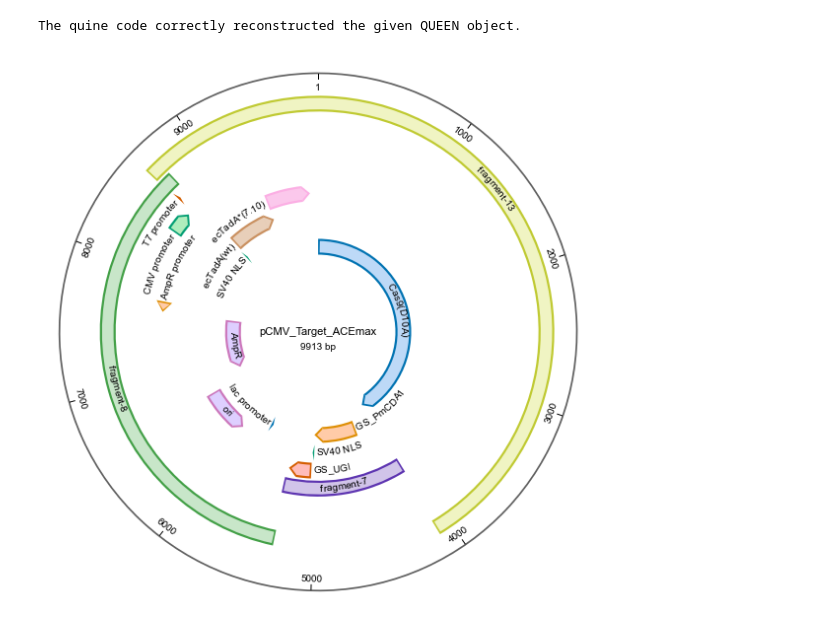
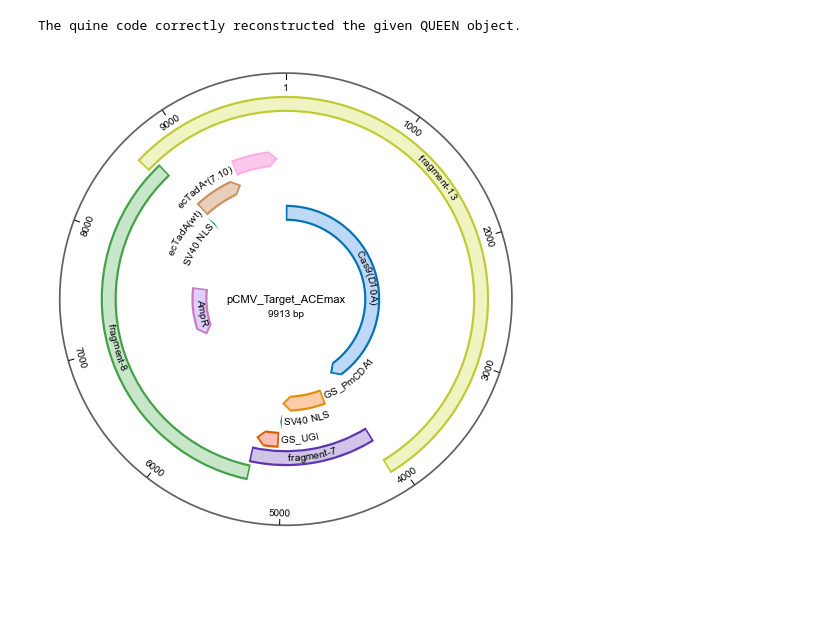
Before and after one commit to yachielab/QUEEN, a Jupyter notebook: demo/sakata_et_al_2020/pCMV_Target_ACEmax_construction.ipynb, the cells around one changed output. Drawn from its saved outputs; the diff is of its cells as text; code cells hidden in the pictures; blank space fills up the shorter version.

```diff
--- a/demo/sakata_et_al_2020/pCMV_Target_ACEmax_construction.ipynb
+++ b/demo/sakata_et_al_2020/pCMV_Target_ACEmax_construction.ipynb
@@ -87,35 +87,37 @@ The quine code correctly reconstructed the given QUEEN object.
 # %%
 #Visuailze annotated sequence map
 list600  = ["#E53935","#D81B60","#8E24AA","#5E35B1","#3949AB","#1E88E5","#039BE5","#00ACC1","#00897B","#43A047","#7CB342","#C0CA33","#FDD835","#FFB300","#FB8C00","#F4511E","#6D4C41","#546E7A"]
 list100  = ["#ffcdd2","#f8bbd0","#e1bee7","#d1c4e9","#c5cae9","#bbdefb","#b3e5fc","#b2ebf2","#b2dfdb","#c8e6c9","#dcedc8","#f0f4c3","#fff9c4","#ffecb3","#ffe0b2","#ffccbc","#d7ccc8","#cfd8dc"]
 color_sets = list(zip(list600,list100))
 color_sets = [color_sets[0], color_sets[2], color_sets[4], color_sets[5], color_sets[7], color_sets[1], color_sets[3], color_sets[9], color_sets[10], color_sets[12], color_sets[14], color_sets[16], color_sets[11], color_sets[17]]
 
 def add_fragment_annotation(dna, fragment, fragment_id, color_set):
     f = dna.searchsequence(fragment.seq, pn=None, pd=None)
     editfeature(dna, source=f, target_attribute="feature_id", operation=createattribute("f{}".format(fragment_id)), new_copy=False)
     editfeature(dna, key_attribute="feature_id", query="f{}".format(fragment_id), target_attribute="qualifier:label", operation=createattribute("fragment-{}".format(fragment_id)), new_copy=False)
-    editfeature(dna, key_attribute="feature_id", query="f{}".format(fragment_id), target_attribute="qualifier:edgecolor_QUEEN", operation=createattribute(color_set[0]), new_copy=False)
-    editfeature(dna, key_attribute="feature_id", query="f{}".format(fragment_id), target_attribute="qualifier:facecolor_QUEEN", operation=createattribute(color_set[1]), new_copy=False)
+    editfeature(dna, key_attribute="feature_id", query="f{}".format(fragment_id), target_attribute="qualifier:edgecolor_queen", operation=createattribute(color_set[0]), new_copy=False)
+    editfeature(dna, key_attribute="feature_id", query="f{}".format(fragment_id), target_attribute="qualifier:facecolor_queen", operation=createattribute(color_set[1]), new_copy=False)
     editfeature(dna, key_attribute="feature_id", query="f{}".format(fragment_id), target_attribute="strand", operation=replaceattribute(0), new_copy=False)
 
 def visualization(dna):
     dna.searchfeature(key_attribute="qualifier:label", query="^Cas9", product="Cas9")
     plasmid = joindna(cutdna(dna, Cas9[0].start)[0], topology="circular")
     fragments = plasmid.searchfeature(key_attribute="qualifier:label", query="fragment-[0-9]+")
     for i in range(len(fragments)):
         fragments[i].location.strand = 0
     fragments.sort(key=lambda x:int(x.qualifiers["label"][0].split("-")[1]))
-    features  = plasmid.searchfeature(key_attribute="feature_type", query="CDS") + plasmid.searchfeature(key_attribute="feature_type", query="promoter") + plasmid.searchfeature(key_attribute="feature_type", query="rep_origin") + fragments
+    features  = plasmid.searchfeature(key_attribute="feature_type", query="CDS") + fragments
+    #+ plasmid.searchfeature(key_attribute="feature_type", query="promoter") + plasmid.searchfeature(key_attribute="feature_type", query="rep_origin") + fragments
     fig       = visualizedna(plasmid, feature_list=features, map_view="circular", tick_space=1000, title=dna.project)
     return fig
 
 add_fragment_annotation(pCMV_Target_ACEmax, fragment7,  "7", color_sets[6])
 add_fragment_annotation(pCMV_Target_ACEmax, fragment8,  "8", color_sets[7])
 add_fragment_annotation(pCMV_Target_ACEmax, fragment13, "13", color_sets[12])
 fig = visualization(pCMV_Target_ACEmax)
+fig.savefig("output/fig2b.pdf", bbox_inches="tight")
 # %% [output]
-[figure, old version]
+[figure, new version]
 # %%
 flow = visualizeflow(pCMV_Target_ACEmax)
 flow.render("output/pCMV_Target_ACEmax_construction")
```
Also changed, not shown: 25 other files.
